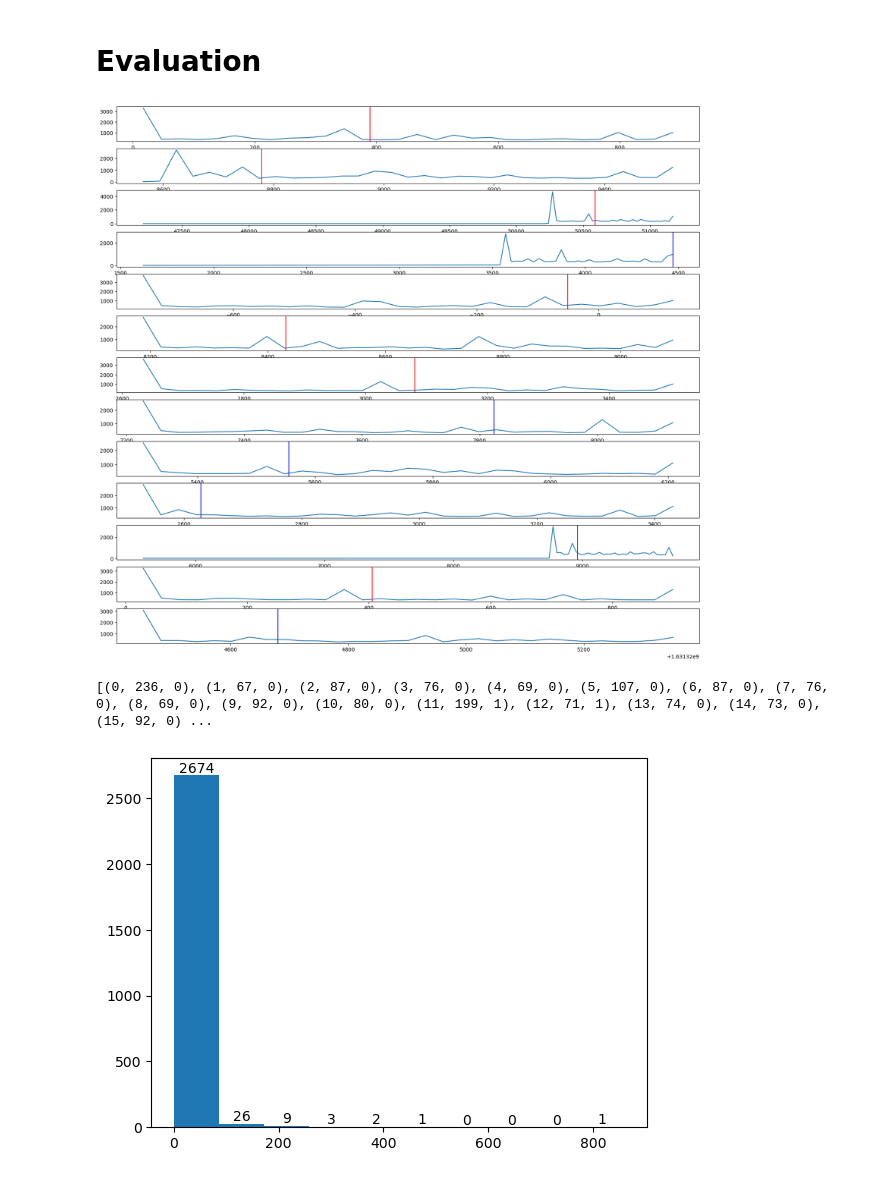
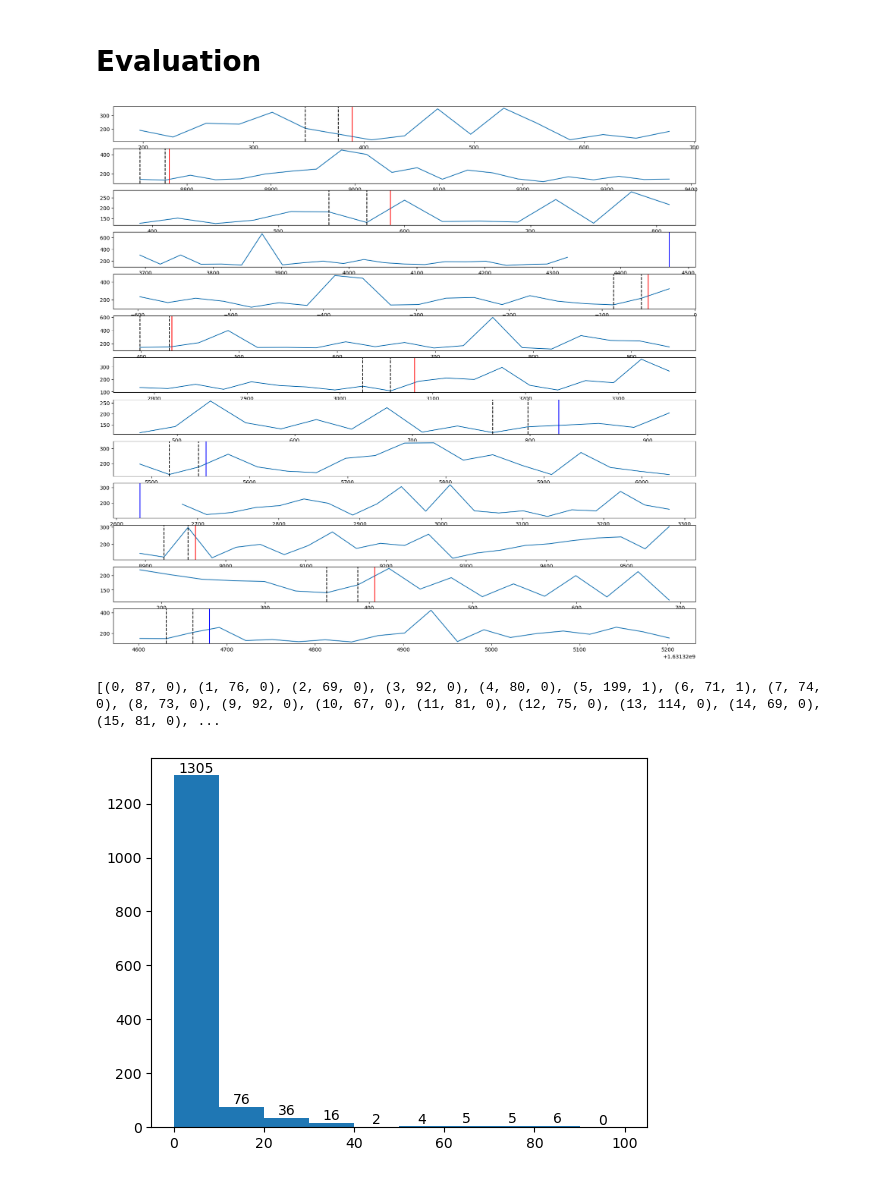
Before and after one commit to YC0806/2023-Yuchen, a Jupyter notebook: TGAE2_GRUConv.ipynb, the cells around one changed output. Cells and saved outputs as stored; diff of their text form; code cells hidden in the pictures.

```diff
--- a/TGAE2_GRUConv.ipynb
+++ b/TGAE2_GRUConv.ipynb
@@ -707,10 +716,10 @@ class TGAE(torch.nn.Module): # Not Heterogeneous
 # %%
-model = TGAE(
-    in_channels=IN_CHANNELS,
-    out_channels=32,
-    embed_layers=[128,256,512,256],
-    decide_layers=[512,256,128],
-)
+# model = TGAE(
+#     in_channels=IN_CHANNELS,
+#     out_channels=32,
+#     embed_layers=[128,256,512,256],
+#     decide_layers=[512,256,128],
+# )
 
 # loss_f = torch.nn.CrossEntropyLoss()
 loss_f = torch.nn.MSELoss(reduction = 'none')
@@ -872,19 +930,3 @@ torch.save(model,f"TGAE2_GRUConv_{GLOBAL_EPOCH}_{np.mean(history_train_list[-1])
 # plt.plot(history_train_list[1::5],label="Train")
 # plt.plot(history_val_list,label="Val")
 # plt.legend()
-# %%
-fig = plt.figure(figsize=(20,20))
-for i_signal,(self, adj_list, annotation) in enumerate(zip(signals_val,adj_list_val, annotation_val)):
-    snapshot_losses = test_loop(self, model, loss_f, optimizer, device, adj_list)
-#                 print(np.mean(val_loss))
-#     val_losses.append(np.mean(snapshot_losses))
-    ts_list = self.ts_list
-    plt.subplot(len(signals_val)+1,1,i_signal+1)
-#     print(len(snapshot_losses))
-    plt.plot(ts_list,snapshot_losses)
-    if annotation[0] == 'dos':
-        plt.axvline(x = float(annotation[1]), color = 'red', label = annotation[0])
-    if annotation[0] == 'privesc':
-        plt.axvline(x = float(annotation[1]), color = 'blue', label = annotation[0])
-# plt.show()
-# plt.savefig(f'val_res_TGAE_NNConv_{GLOBAL_EPOCH}_{np.mean(history_train_list[-1]):.4f}_{np.mean(history_val_list[-1]):.4f}.png')
@@ -899,33 +934,37 @@ for i_signal,(self, adj_list, annotation) in enumerate(zip(signals_val,adj_list_
 # Evaluation
 # %%
 snapshot_losses_list = []
-for i_signal,(self,y) in enumerate(zip(signals_val,y_val)):
-    snapshot_losses = test_loop(self, model, loss_f, optimizer, device)
+for i_signal,(signal, y) in enumerate(zip(signals_val,y_val)):
+    snapshot_losses = test_loop(signal, model, loss_f, optimizer, device)
     snapshot_losses_list.append(snapshot_losses)
 # %%
 fig = plt.figure(figsize=(20,20))
-for i_signal,(self, snapshot_losses, annotation) in enumerate(zip(signals_val, snapshot_losses_list, annotation_val)):
-    ts_list = self.ts_list
+for i_signal,(signal, annotation, y) in enumerate(zip(signals_val, annotation_val, y_val)):
+    snapshot_losses = snapshot_losses_list[i_signal]
+    ts_list = signal.ts_list
     plt.subplot(len(signals_val)+1,1,i_signal+1)
 #     print(len(snapshot_losses))
-    plt.plot(ts_list,[np.sum(loss) for loss in snapshot_losses])
+    plt.plot(ts_list,[np.max(loss) for loss in snapshot_losses])
+    for ts, label in zip(ts_list, y):
+        if label == 1:
+            plt.axvline(x = ts, color = 'black', ls='--')
     if annotation[0] == 'dos':
         plt.axvline(x = float(annotation[1]), color = 'red', label = annotation[0])
     if annotation[0] == 'privesc':
         plt.axvline(x = float(annotation[1]), color = 'blue', label = annotation[0])
 # %% [output]
-[figure, old version]
+[figure, new version]
 # %%
-for snapshot_losses, y in zip(snapshot_losses_list,y_val):
+for signal, snapshot_losses, y in zip(signals_val, snapshot_losses_list,y_val):
 #     print(snapshot_losses)
     print([(i_snapshot, len(loss),int(label)) for i_snapshot, (loss, label) in enumerate(zip(snapshot_losses, y))])
     loss_list = []
     for losses in snapshot_losses:
         loss_list += list(losses)
-    counts, edges, bars = plt.hist(loss_list)
+    counts, edges, bars = plt.hist(loss_list, range=(0,100), bins=10)
     plt.bar_label(bars)
     plt.show()
     break
 # %% [output]
-[(0, 236, 0), (1, 67, 0), (2, 87, 0), (3, 76, 0), (4, 69, 0), (5, 107, 0), (6, 87, 0), (7, 76, 0), (8, 69, 0), (9, 92, 0), (10, 80, 0), (11, 199, 1), (12, 71, 1), (13, 74, 0), (14, 73, 0), (15, 92, 0) ...
+[(0, 87, 0), (1, 76, 0), (2, 69, 0), (3, 92, 0), (4, 80, 0), (5, 199, 1), (6, 71, 1), (7, 74, 0), (8, 73, 0), (9, 92, 0), (10, 67, 0), (11, 81, 0), (12, 75, 0), (13, 114, 0), (14, 69, 0), (15, 81, 0), ...
-[figure, old version]
+[figure, new version]
```
Also changed, not shown: parts of 16 cells of this notebook.
